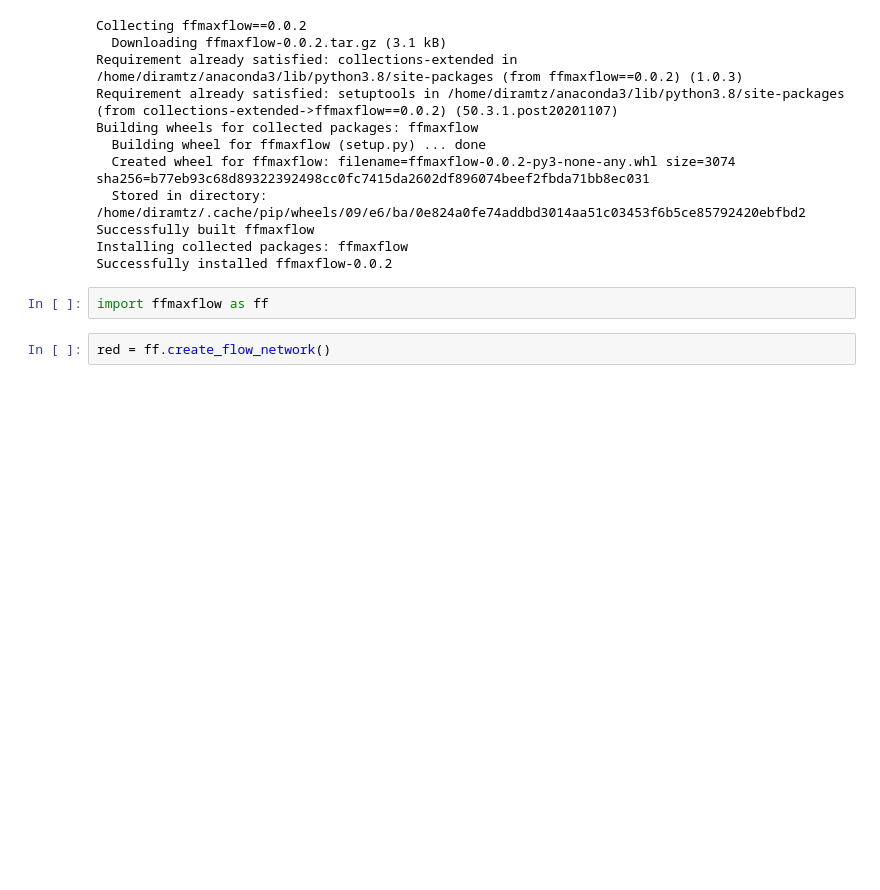
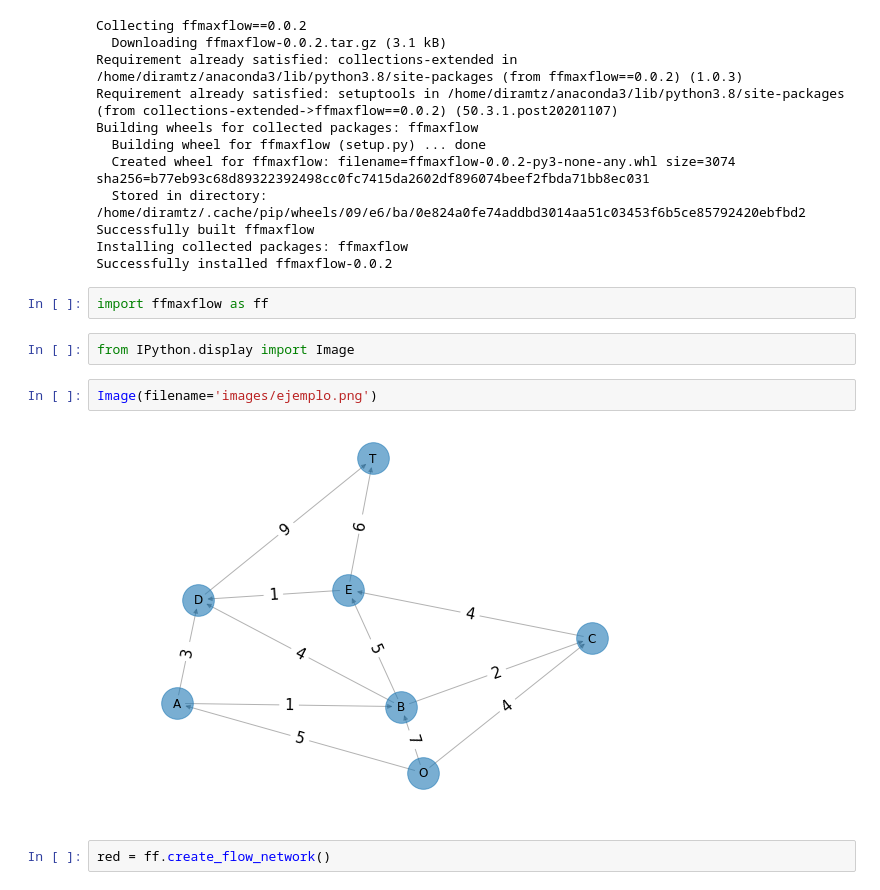
Before and after one commit to optimizacion-2-2021-1-gh-classroom/practica-1-segunda-parte-diramtz, a Jupyter notebook: prueba_paquete.ipynb, the cells around one changed output. Saved outputs shown, nothing was run; the diff lists cells and outputs as text; blank space fills up the shorter version.

Commit message:
Agregando imagen de red al notebook

```diff
--- a/prueba_paquete.ipynb
+++ b/prueba_paquete.ipynb
@@ -16,6 +16,12 @@ Installing collected packages: ffmaxflow
 Successfully installed ffmaxflow-0.0.2
 # %%
 import ffmaxflow as ff
+# %%
+from IPython.display import Image
+# %%
+Image(filename='images/ejemplo.png')
+# %% [output]
+[figure, added]
 # %%
 red = ff.create_flow_network()
 # %%
```
